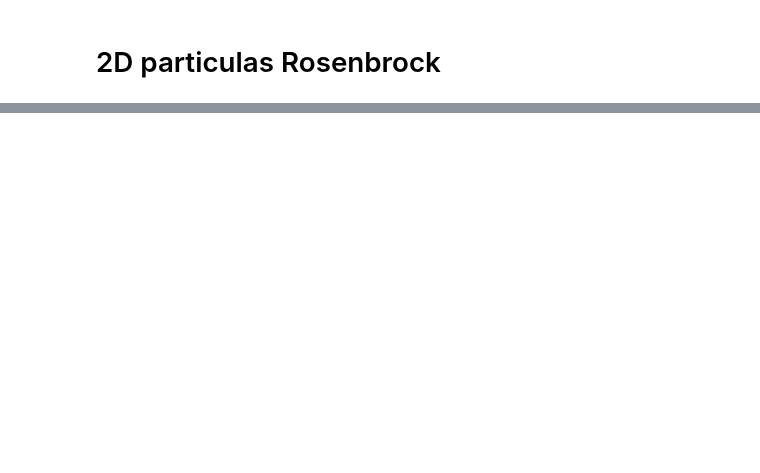
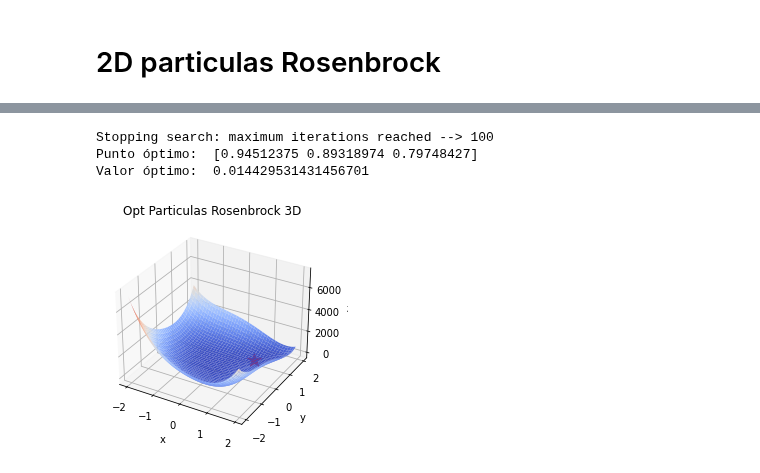
Before and after one commit to rgaitanv/Trabajo1_Grupo9_Optimizacion_Heuristica, a Jupyter notebook: Optimizacion_Numerica/Funcion_Rosenbrock/Particulas_Rosenbrock.ipynb, the cells around one changed output, grey strips where cells are left out. Drawn from its saved outputs; the diff is of its cells as text; code cells hidden in the pictures; blank space fills up the shorter version.

```diff
--- a/Optimizacion_Numerica/Funcion_Rosenbrock/Particulas_Rosenbrock.ipynb
+++ b/Optimizacion_Numerica/Funcion_Rosenbrock/Particulas_Rosenbrock.ipynb
@@ -38,0 +40,48 @@ Valor óptimo:  1.6306443737205254e-06
+# %%
+import numpy as np
+import matplotlib.pyplot as plt
+from mpl_toolkits.mplot3d import Axes3D
+from pyswarm import pso
+
+def rosenbrock_3d(x):
+    fx=((1-x[0])**2) + (100*(x[1]-(x[0]**2))**2) + ((1-x[1])**2) + (100*(x[2]-(x[1]**2))**2)
+    return fx
+
+# Definimos los límites de búsqueda
+lb = [-2,-2,-2]
+ub = [2,2,2]
+
+# Ejecutamos la optimización de partículas usando PSO
+xopt, fopt = pso(rosenbrock_3d, lb, ub, swarmsize=100, maxiter=100)
+
+print("Punto óptimo: ", xopt)
+print("Valor óptimo: ", fopt)
+# Creamos una malla de puntos para la visualización de la función
+x = np.arange(-2, 2, 0.05)
+y = np.arange(-2, 2, 0.05)
+X, Y = np.meshgrid(x, y)
+Z = rosenbrock_3d([X, Y, np.arange(-2, 2, 0.05)])
+
+# Creamos la figura y los ejes 3D
+fig = plt.figure()
+ax = fig.add_subplot(111, projection='3d')
+
+# Graficamos la función Rosenbrock 3D
+ax.plot_surface(X, Y, Z, cmap='coolwarm')
+
+# Graficamos la solución óptima encontrada por PSO
+ax.scatter(xopt[0], xopt[1],xopt[2], color='red', marker='*', s=200)
+
+# Configuramos los ejes y el título
+ax.set_xlabel('x')
+ax.set_ylabel('y')
+ax.set_zlabel('z')
+ax.set_title('Opt Particulas Rosenbrock 3D')
+
+# Mostramos la figura
+plt.show()
+# %% [output]
+Stopping search: maximum iterations reached --> 100
+Punto óptimo:  [0.94512375 0.89318974 0.79748427]
+Valor óptimo:  0.014429531431456701
+[figure, added]
```
Also changed, not shown: parts of 1 cell of this notebook.
